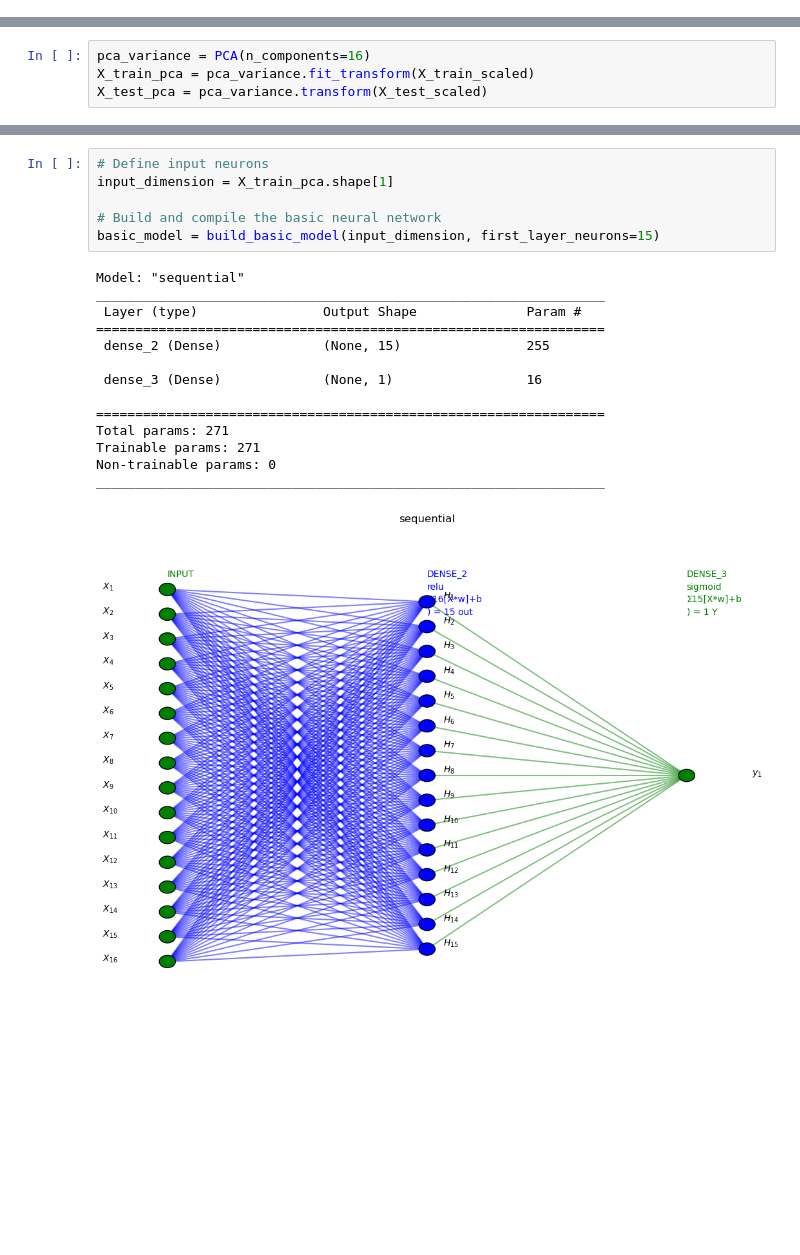
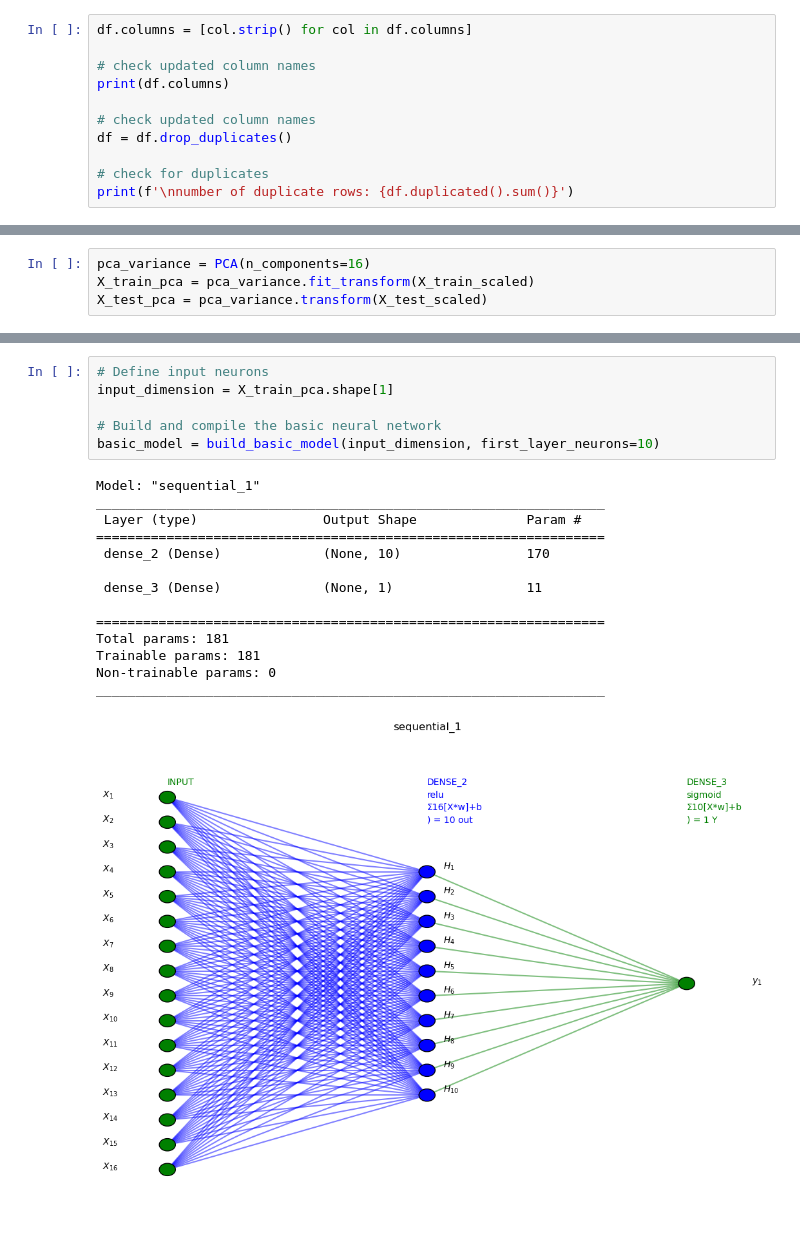
Before and after one commit to shintaronakamura28/Housing_sale_price_prediction, a Jupyter notebook: housing_analysis.ipynb, the cells around one changed output, grey strips where cells are left out. Saved outputs shown, nothing was run; the diff lists cells and outputs as text; blank space fills up the shorter version.

```diff
--- a/housing_analysis.ipynb
+++ b/housing_analysis.ipynb
@@ -206,3 +206,14 @@ corr.style.background_gradient(cmap='coolwarm').format('{:.2f}')
 | YrBuilt | 0.13 | -0.25 | -0.30 | 0.59 | 0.32 | 0.24 | -0.24 | ... |
 | Longitude | 0.07 | 0.40 | -0.11 | 0.18 | -0.17 | 0.32 | -0.07 | ... |
 | Latitude | 0.41 | -0.12 | 0.07 | -0.01 | 0.09 | -0.02 | 0.14 | ... |
+# %%
+df.columns = [col.strip() for col in df.columns]
+
+# check updated column names
+print(df.columns)
+
+# check updated column names
+df = df.drop_duplicates()
+
+# check for duplicates
+print(f'\nnumber of duplicate rows: {df.duplicated().sum()}')
@@ -838,22 +862,22 @@ def build_basic_model(input_dimension, first_layer_neurons=10):
 # %%
 # Define input neurons
 input_dimension = X_train_pca.shape[1]
 
 # Build and compile the basic neural network
-basic_model = build_basic_model(input_dimension, first_layer_neurons=15)
+basic_model = build_basic_model(input_dimension, first_layer_neurons=10)
 # %% [output]
-Model: "sequential"
+Model: "sequential_1"
 _________________________________________________________________
  Layer (type)                Output Shape              Param #
 =================================================================
- dense_2 (Dense)             (None, 15)                255
+ dense_2 (Dense)             (None, 10)                170
 
- dense_3 (Dense)             (None, 1)                 16
+ dense_3 (Dense)             (None, 1)                 11
 
 =================================================================
-Total params: 271
-Trainable params: 271
+Total params: 181
+Trainable params: 181
 Non-trainable params: 0
 _________________________________________________________________
-[figure, old version]
+[figure, new version]
 # %%
```
Also changed, not shown: parts of 9 cells of this notebook.
